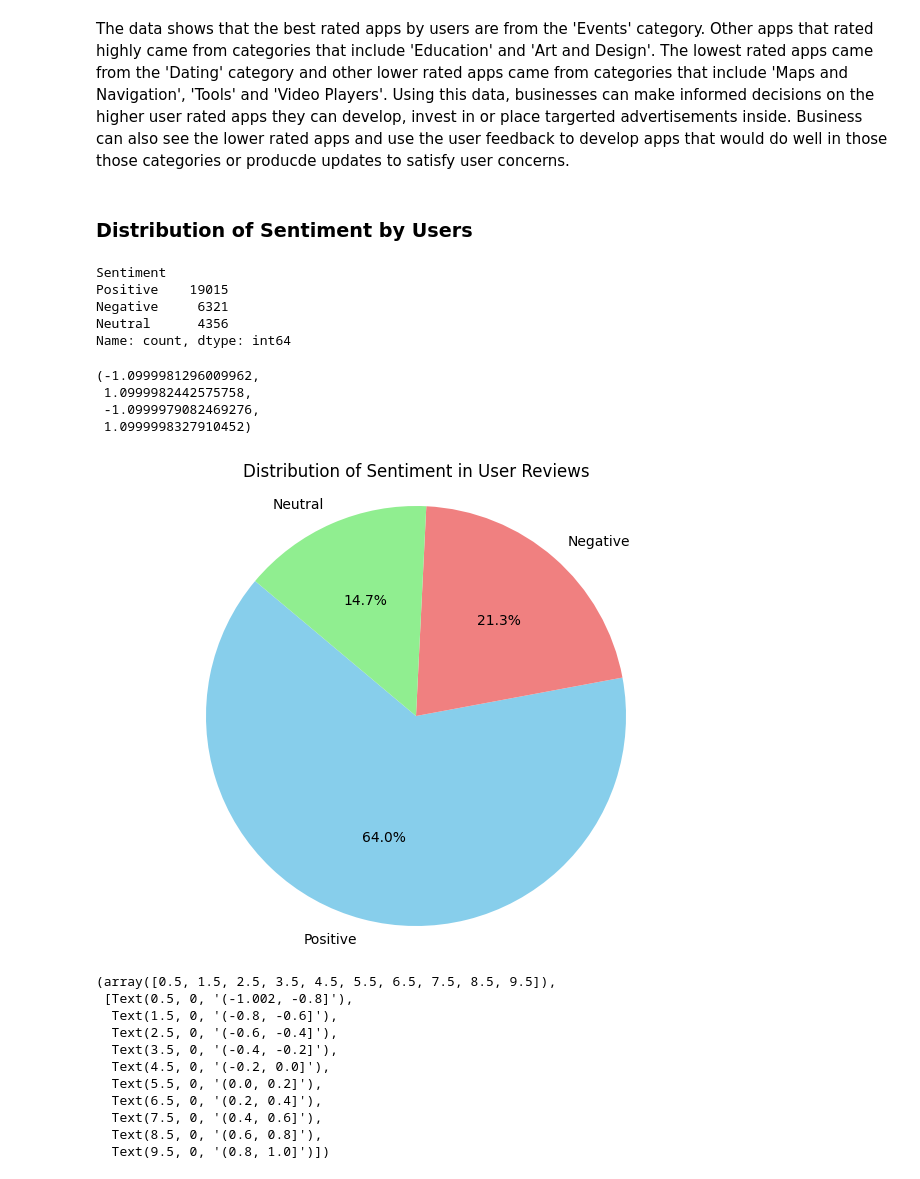
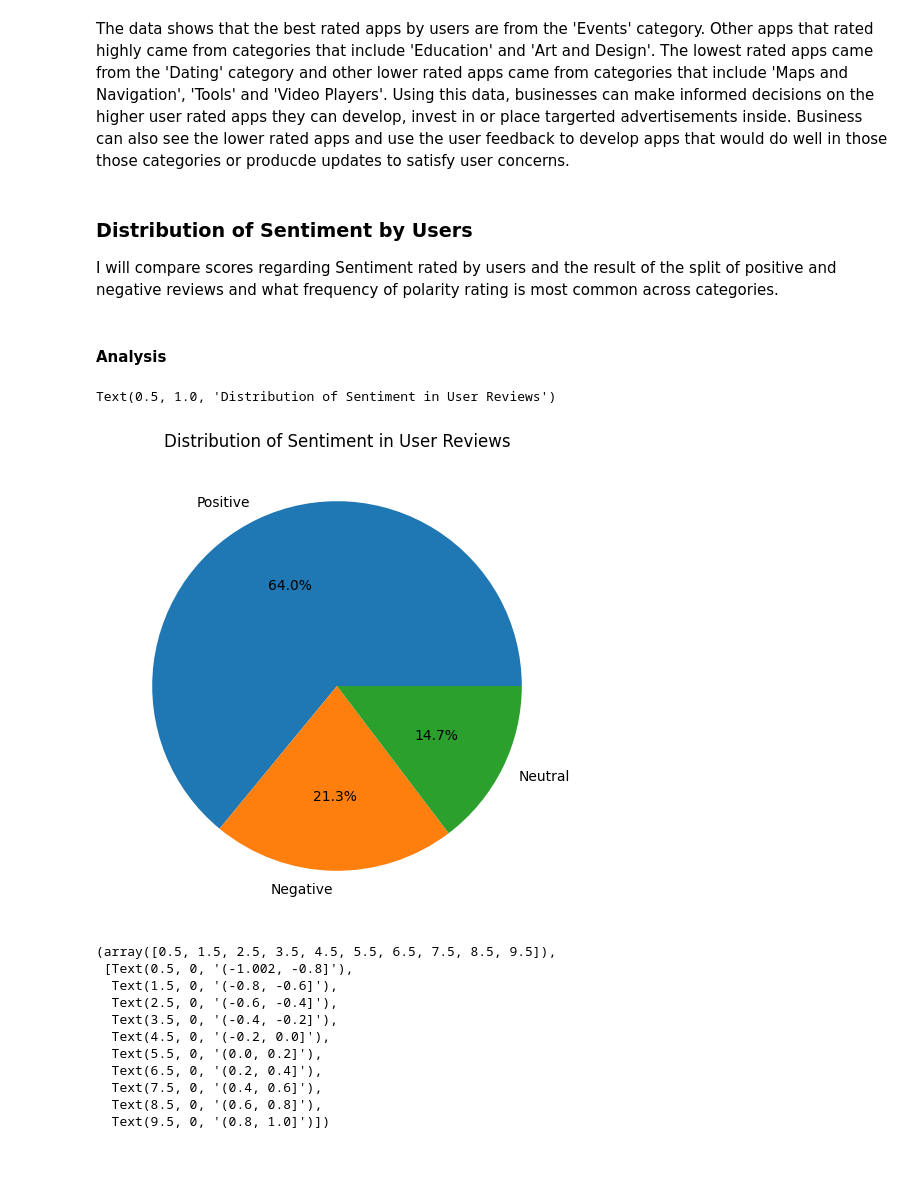
Before and after one commit to usama-asghar1/VisualisationProject, a Jupyter notebook: Visualisation_Project.ipynb, the cells around one changed output. Saved outputs shown, nothing was run; the diff lists cells and outputs as text; code cells hidden in the pictures.

```diff
--- a/Visualisation_Project.ipynb
+++ b/Visualisation_Project.ipynb
@@ -238,24 +238,19 @@ plt.xticks([3.5, 4, 4.5])
 The data shows that the best rated apps by users are from the 'Events' category. Other apps that rated highly came from categories that include 'Education' and 'Art and Design'. The lowest rated apps came from the 'Dating' category and other lower rated apps came from categories that include 'Maps and Navigation', 'Tools' and 'Video Players'. Using this data, businesses can make informed decisions on the higher user rated apps they can develop, invest in or place targerted advertisements inside. Business can also see the lower rated apps and use the user feedback to develop apps that would do well in those those categories or producde updates to satisfy user concerns.
 # %% [markdown]
 ### Distribution of Sentiment by Users
+
+I will compare scores regarding Sentiment rated by users and the result of the split of positive and negative reviews and what frequency of polarity rating is most common across categories.
+# %% [markdown]
+#### Analysis
 # %%
+# Count the different values (positive, negative and neutral) of sentiment and collect this to a new variable
 sentiment_counts = google_store_reviews_cleaned['Sentiment'].value_counts()
-sentiment_counts
-# %% [output]
-Sentiment
-Positive    19015
-Negative     6321
-Neutral      4356
-Name: count, dtype: int64
 # %%
-plt.figure(figsize=(8, 6))
-plt.pie(sentiment_counts, labels=sentiment_counts.index, autopct='%1.1f%%', startangle=140, colors=['skyblue', 'lightcoral', 'lightgreen'])
+# plot piechart and display the labels as percentages
+plt.figure(figsize=(7, 6))
+plt.pie(sentiment_counts, labels=sentiment_counts.index, autopct='%1.1f%%')
 plt.title('Distribution of Sentiment in User Reviews')
-plt.axis('equal')  # Equal aspect ratio ensures that pie is drawn as a circle
 # %% [output]
-(-1.0999981296009962,
- 1.0999982442575758,
- -1.0999979082469276,
- 1.0999998327910452)
+Text(0.5, 1.0, 'Distribution of Sentiment in User Reviews')
-[figure, old version]
+[figure, new version]
 # %%
```
Also changed, not shown: parts of 7 cells of this notebook.
